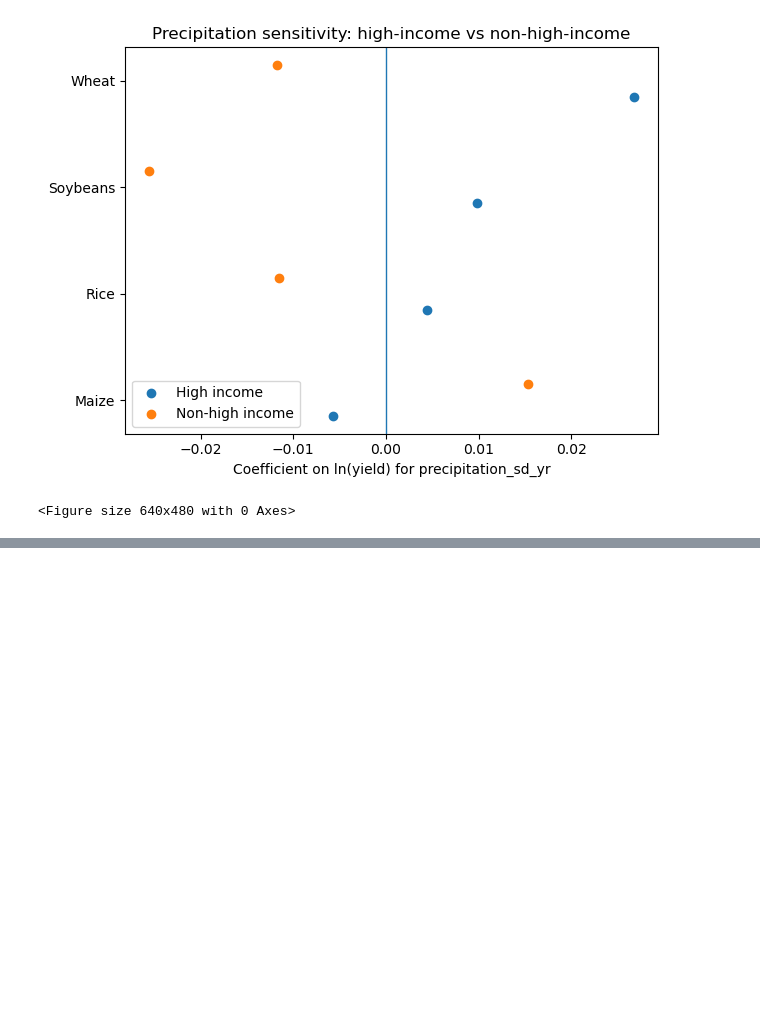
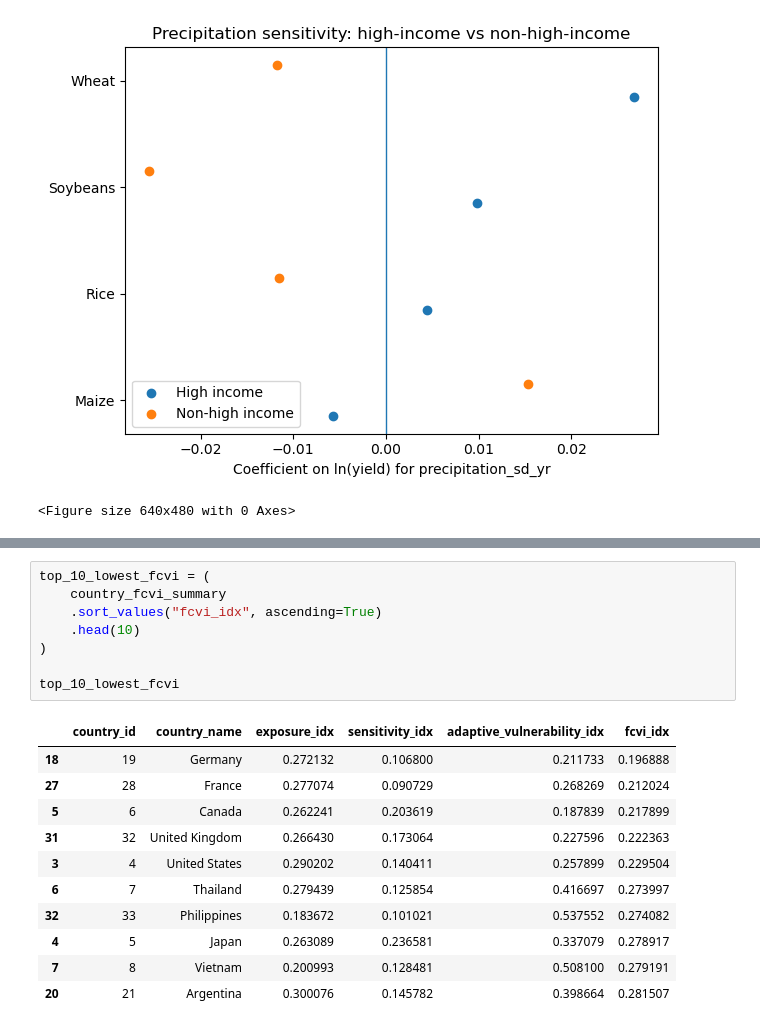
Before and after one commit to clareubc/521d_assignment, a Jupyter notebook: final_project/Final_Project.ipynb, the cells around one changed output, grey strips where cells are left out. Saved outputs shown, nothing was run; the diff lists cells and outputs as text; blank space fills up the shorter version.

```diff
--- a/final_project/Final_Project.ipynb
+++ b/final_project/Final_Project.ipynb
@@ -843,0 +1300,20 @@ plt.savefig("fig4_income_precip.png", dpi=300, bbox_inches="tight")
+# %%
+top_10_lowest_fcvi = (
+    country_fcvi_summary
+    .sort_values("fcvi_idx", ascending=True)
+    .head(10)
+)
+
+top_10_lowest_fcvi
+# %% [output]
+|  | country_id | country_name | exposure_idx | sensitivity_idx | adaptive_vulnerability_idx | fcvi_idx |
+| 18 | 19 | Germany | 0.272132 | 0.106800 | 0.211733 | 0.196888 |
+| 27 | 28 | France | 0.277074 | 0.090729 | 0.268269 | 0.212024 |
+| 5 | 6 | Canada | 0.262241 | 0.203619 | 0.187839 | 0.217899 |
+| 31 | 32 | United Kingdom | 0.266430 | 0.173064 | 0.227596 | 0.222363 |
+| 3 | 4 | United States | 0.290202 | 0.140411 | 0.257899 | 0.229504 |
+| 6 | 7 | Thailand | 0.279439 | 0.125854 | 0.416697 | 0.273997 |
+| 32 | 33 | Philippines | 0.183672 | 0.101021 | 0.537552 | 0.274082 |
+| 4 | 5 | Japan | 0.263089 | 0.236581 | 0.337079 | 0.278917 |
+| 7 | 8 | Vietnam | 0.200993 | 0.128481 | 0.508100 | 0.279191 |
+| 20 | 21 | Argentina | 0.300076 | 0.145782 | 0.398664 | 0.281507 |
```
Also changed, not shown: parts of 34 cells of this notebook, 1 other file.
